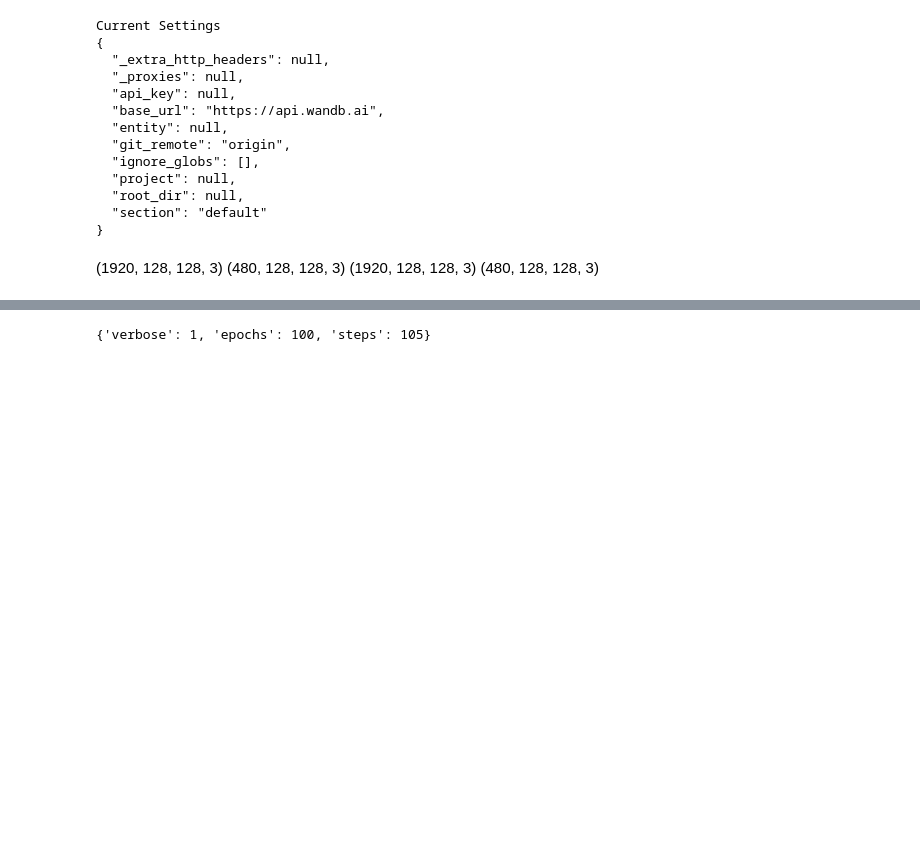
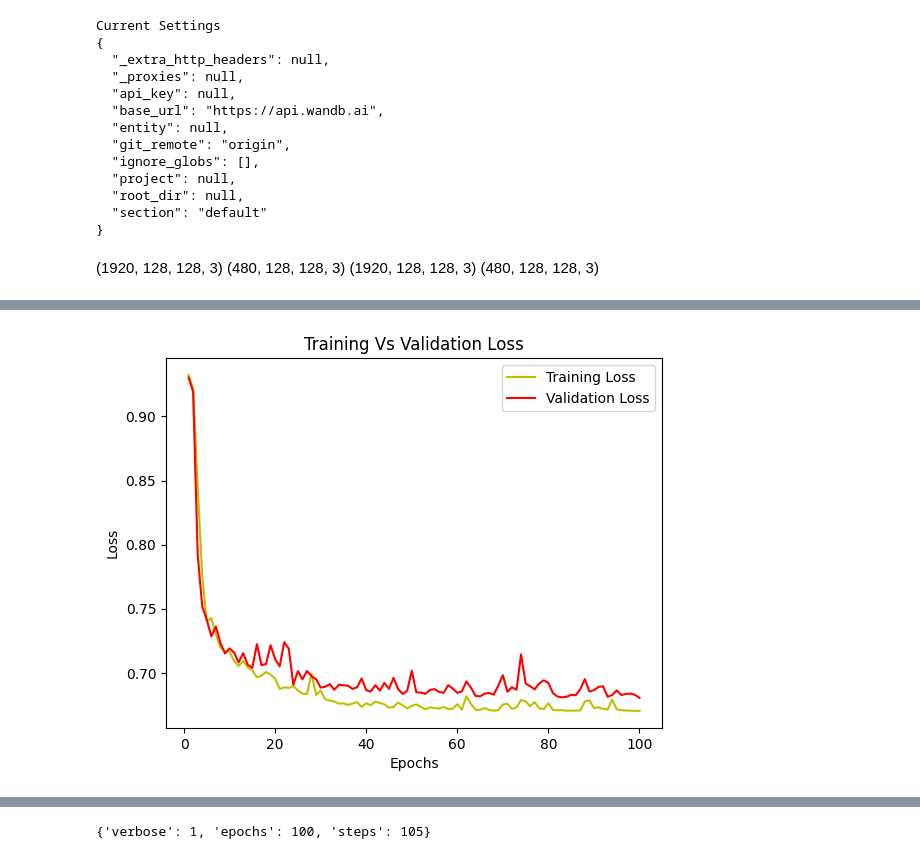
Before and after one commit to shivanishah/satellite-image, a Jupyter notebook: satellite_pre_processing.ipynb, the cells around one changed output, grey strips where cells are left out. Saved outputs shown, nothing was run; the diff lists cells and outputs as text; code cells hidden in the pictures; blank space fills up the shorter version.

```diff
--- a/satellite_pre_processing.ipynb
+++ b/satellite_pre_processing.ipynb
@@ -1146,0 +1171,4 @@ plt.show()
+# %%
+model_history = model_history2
+history_a = model_history
+history_a.history
@@ -1146,0 +1193,15 @@ plt.show()
+# %%
+loss = history_a.history['loss']
+val_loss = history_a.history['val_loss']
+epochs = range(1, len(loss) + 1)
+plt.plot(epochs, loss, 'y', label="Training Loss")
+plt.plot(epochs, val_loss, 'r', label="Validation Loss")
+plt.title("Training Vs Validation Loss")
+plt.xlabel("Epochs")
+plt.ylabel("Loss")
+plt.legend()
+plt.show()
+
+#sepration of validation and training is not bigger and bigger
+# %% [output]
+[figure, added]
```
Also changed, not shown: parts of 67 cells of this notebook.
